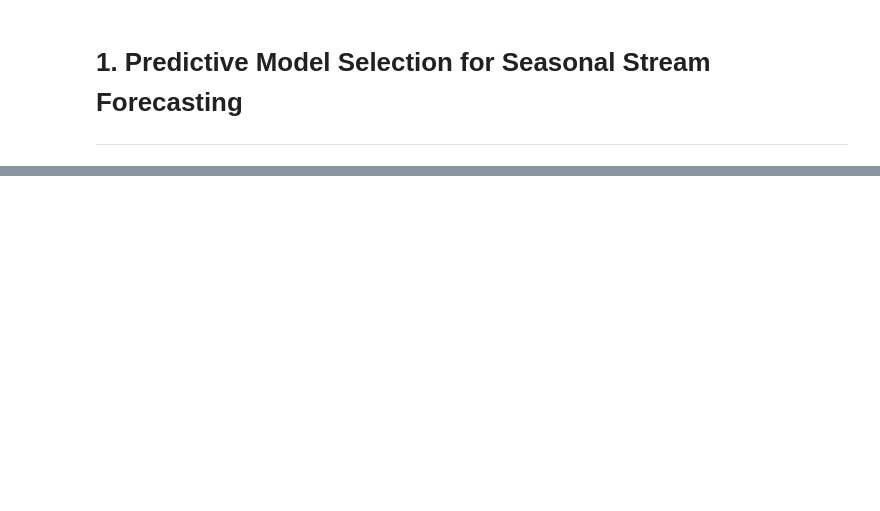
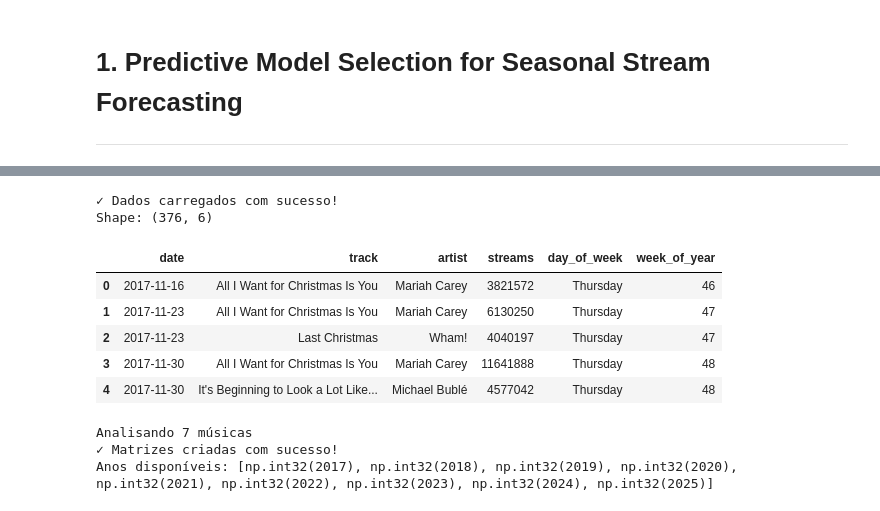
Before and after one commit to JonasSouza871/Christmas_Songs_Spotify_Analysis, a Jupyter notebook: notebooks/04_prediction_models.ipynb, the cells around one changed output, grey strips where cells are left out. Saved outputs shown, nothing was run; the diff lists cells and outputs as text; code cells hidden in the pictures; blank space fills up the shorter version.

```diff
--- a/notebooks/04_prediction_models.ipynb
+++ b/notebooks/04_prediction_models.ipynb
@@ -26,0 +71,54 @@ Due to our limited dataset size of approximately 400 weekly observations (2017-2
+# %%
+import pandas as pd
+
+# Note o 'r' antes das aspas
+caminho_csv = "../data/raw/spotify_christmas_streams_kworb_2017_2025.csv."
+df = pd.read_csv(caminho_csv)
+
+print("✓ Dados carregados com sucesso!")
+print(f"Shape: {df.shape}")
+df.head()
+# %% [output]
+✓ Dados carregados com sucesso!
+Shape: (376, 6)
+|  | date | track | artist | streams | day_of_week | week_of_year |
+| 0 | 2017-11-16 | All I Want for Christmas Is You | Mariah Carey | 3821572 | Thursday | 46 |
+| 1 | 2017-11-23 | All I Want for Christmas Is You | Mariah Carey | 6130250 | Thursday | 47 |
+| 2 | 2017-11-23 | Last Christmas | Wham! | 4040197 | Thursday | 47 |
+| 3 | 2017-11-30 | All I Want for Christmas Is You | Mariah Carey | 11641888 | Thursday | 48 |
+| 4 | 2017-11-30 | It's Beginning to Look a Lot Like... | Michael Bublé | 4577042 | Thursday | 48 |
+# %%
+# Preparar dados
+df['date'] = pd.to_datetime(df['date'])
+df['year'] = df['date'].dt.year
+df['week_of_year'] = df['date'].dt.isocalendar().week
+
+# Filtrar semanas 45-52 (Nov-Dez)
+df_christmas = df[df['week_of_year'].between(45, 52)].copy()
+
+# Lista de músicas (ajuste conforme seus dados)
+songs = df_christmas['track'].unique()[:9]  # Top 9 músicas
+print(f"Analisando {len(songs)} músicas")
+
+# Criar matrizes por música (ano x semana)
+matrices_per_song = {}
+
+for song in songs:
+    song_data = df_christmas[df_christmas['track'] == song]
+    matrix = song_data.pivot_table(
+        index='year',
+        columns='week_of_year',
+        values='streams',
+        aggfunc='sum'
+    )
+    matrices_per_song[song] = matrix
+
+# Separar dados de 2025 (se existirem)
+actual_2025 = df_christmas[df_christmas['year'] == 2025].copy()
+
+print("✓ Matrizes criadas com sucesso!")
+print(f"Anos disponíveis: {sorted(df_christmas['year'].unique())}")
+# %% [output]
+Analisando 7 músicas
+✓ Matrizes criadas com sucesso!
+Anos disponíveis: [np.int32(2017), np.int32(2018), np.int32(2019), np.int32(2020), np.int32(2021), np.int32(2022), np.int32(2023), np.int32(2024), np.int32(2025)]
```
Also changed, not shown: parts of 11 cells of this notebook, 2 other files.
